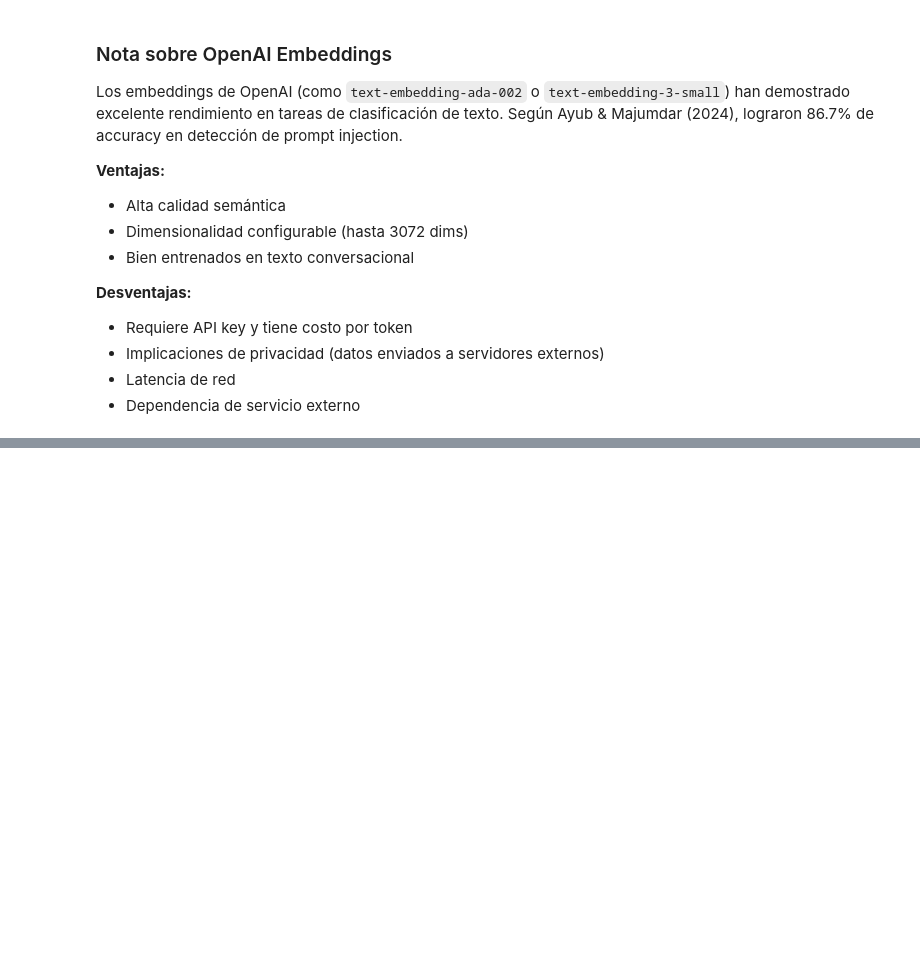
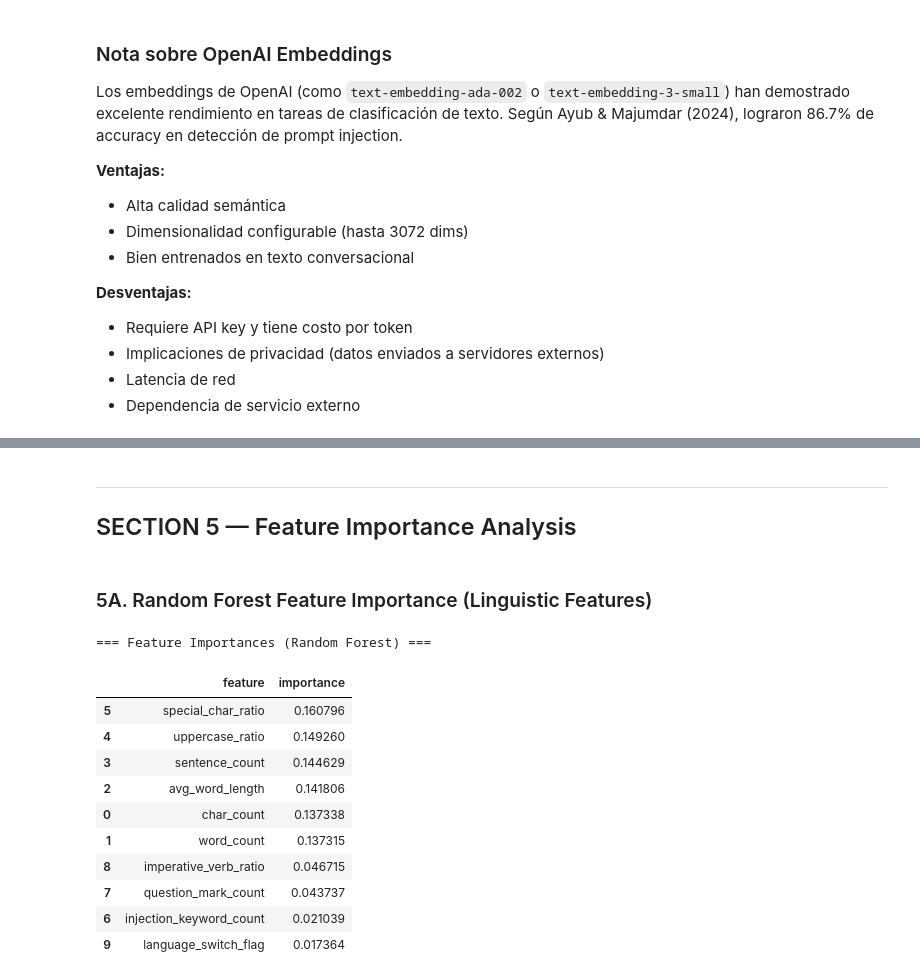
Before and after one commit to josuemj/SDS-Prompt-Guard, a Jupyter notebook: notebooks/02_feature_engineering.ipynb, the cells around one changed output, grey strips where cells are left out. Drawn from its saved outputs; the diff is of its cells as text; code cells hidden in the pictures; blank space fills up the shorter version.

Commit message:
Add feature combination and importance analysis

```diff
--- a/notebooks/02_feature_engineering.ipynb
+++ b/notebooks/02_feature_engineering.ipynb
@@ -578,0 +584,14 @@ def get_openai_embeddings(texts: list[str]) -> np.ndarray:
+# %%
+# Matrix 1: Solo características lingüísticas
+X_linguistic = df_linguistic.values.astype(np.float32)
+
+# Matrix 2: Solo embeddings MiniLM (PCA-reduced)
+X_embed_minilm = embeddings_minilm_pca.astype(np.float32)
+
+# Matrix 3: Combinación de lingüísticas + embeddings MiniLM
+X_combined = np.hstack([X_linguistic, X_embed_minilm]).astype(np.float32)
+
+print("=== Feature Matrix Summary ===")
+print(f"X_linguistic shape:  {X_linguistic.shape}")
+print(f"X_embed_minilm shape: {X_embed_minilm.shape}")
+print(f"X_combined shape:    {X_combined.shape}")
@@ -578,0 +666,36 @@ def get_openai_embeddings(texts: list[str]) -> np.ndarray:
+# %% [markdown]
+---
+## SECTION 5 — Feature Importance Analysis
+# %% [markdown]
+### 5A. Random Forest Feature Importance (Linguistic Features)
+# %%
+# Train Random Forest on linguistic features
+rf = RandomForestClassifier(
+    n_estimators=100,
+    random_state=RANDOM_STATE,
+    n_jobs=-1
+)
+rf.fit(X_linguistic, y)
+
+# Get feature importances
+importances = rf.feature_importances_
+importance_df = pd.DataFrame({
+    "feature": LINGUISTIC_FEATURES,
+    "importance": importances
+}).sort_values("importance", ascending=False)
+
+print("=== Feature Importances (Random Forest) ===")
+importance_df
+# %% [output]
+=== Feature Importances (Random Forest) ===
+|  | feature | importance |
+| 5 | special_char_ratio | 0.160796 |
+| 4 | uppercase_ratio | 0.149260 |
+| 3 | sentence_count | 0.144629 |
+| 2 | avg_word_length | 0.141806 |
+| 0 | char_count | 0.137338 |
+| 1 | word_count | 0.137315 |
+| 8 | imperative_verb_ratio | 0.046715 |
+| 7 | question_mark_count | 0.043737 |
+| 6 | injection_keyword_count | 0.021039 |
+| 9 | language_switch_flag | 0.017364 |
```
Also changed, not shown: parts of 9 cells of this notebook.
